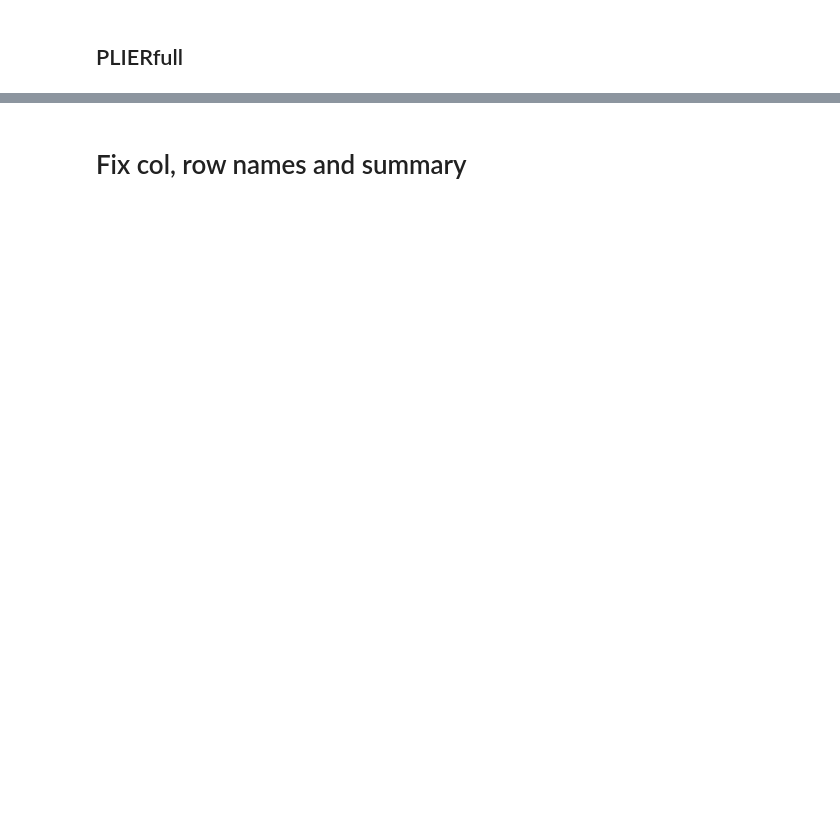
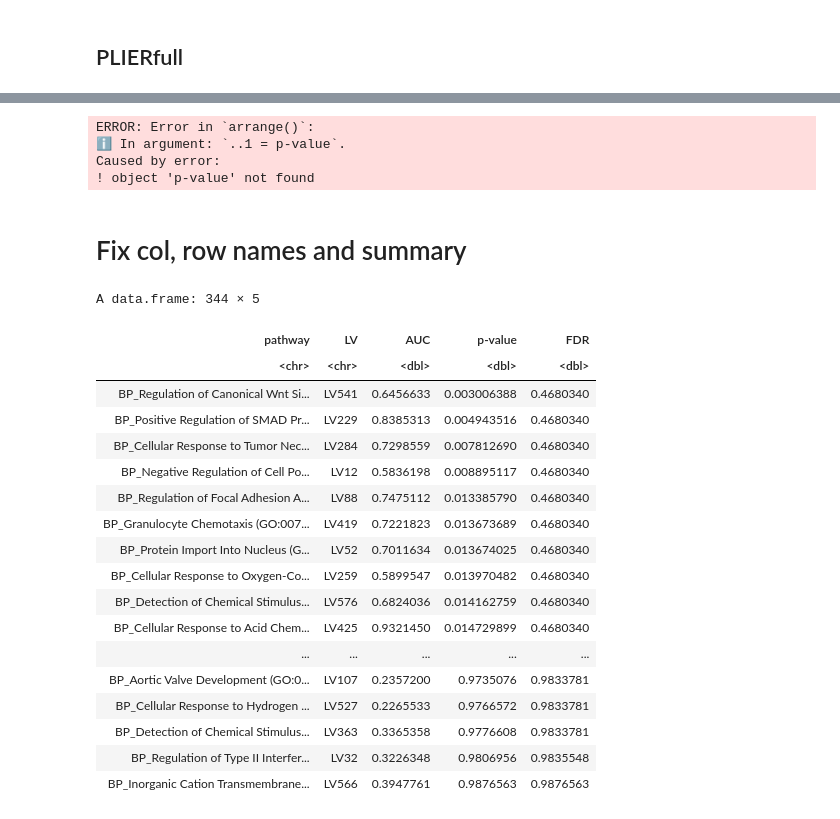
Before and after one commit to pivlab/plier2-analyses, a Jupyter notebook: nbs/01_model_building/archs4/03_archs4_PLIERfull.ipynb, the cells around one changed output, grey strips where cells are left out. Cells and saved outputs as stored; diff of their text form; code cells hidden in the pictures; blank space fills up the shorter version.

```diff
--- a/nbs/01_model_building/archs4/03_archs4_PLIERfull.ipynb
+++ b/nbs/01_model_building/archs4/03_archs4_PLIERfull.ipynb
@@ -142,3 +159,10 @@ There are 3 LVs with AUC>0.90
+# %%
+archs4_fullRes$summary %>%  arrange(`p-value`)
+# %% [output]
+ERROR: Error in `arrange()`:
+ℹ In argument: `..1 = p-value`.
+Caused by error:
+! object 'p-value' not found
 # %%
 saveRDS(archs4_fullRes, file = file.path(output_dir, "archs4_PLIER2.rds"))
 # %% [markdown]
@@ -164,3 +188,25 @@ rownames(archs4_baseRes$Z) <- archs4_genes
 rownames(archs4_baseRes$B) <- paste0('LV', seq_len(ncol(archs4_baseRes$Z)))
 
 saveRDS(archs4_baseRes, file = file.path(output_dir, "archs4_baseRes.rds"))
+# %%
+archs4_fullRes$summary  %>%  arrange(`p-value`)
+# %% [output]
+A data.frame: 344 × 5
+| pathway | LV | AUC | p-value | FDR |
+| <chr> | <chr> | <dbl> | <dbl> | <dbl> |
+| BP_Regulation of Canonical Wnt Si... | LV541 | 0.6456633 | 0.003006388 | 0.4680340 |
+| BP_Positive Regulation of SMAD Pr... | LV229 | 0.8385313 | 0.004943516 | 0.4680340 |
+| BP_Cellular Response to Tumor Nec... | LV284 | 0.7298559 | 0.007812690 | 0.4680340 |
+| BP_Negative Regulation of Cell Po... | LV12 | 0.5836198 | 0.008895117 | 0.4680340 |
+| BP_Regulation of Focal Adhesion A... | LV88 | 0.7475112 | 0.013385790 | 0.4680340 |
+| BP_Granulocyte Chemotaxis (GO:007... | LV419 | 0.7221823 | 0.013673689 | 0.4680340 |
+| BP_Protein Import Into Nucleus (G... | LV52 | 0.7011634 | 0.013674025 | 0.4680340 |
+| BP_Cellular Response to Oxygen-Co... | LV259 | 0.5899547 | 0.013970482 | 0.4680340 |
+| BP_Detection of Chemical Stimulus... | LV576 | 0.6824036 | 0.014162759 | 0.4680340 |
+| BP_Cellular Response to Acid Chem... | LV425 | 0.9321450 | 0.014729899 | 0.4680340 |
+| ... | ... | ... | ... | ... |
+| BP_Aortic Valve Development (GO:0... | LV107 | 0.2357200 | 0.9735076 | 0.9833781 |
+| BP_Cellular Response to Hydrogen ... | LV527 | 0.2265533 | 0.9766572 | 0.9833781 |
+| BP_Detection of Chemical Stimulus... | LV363 | 0.3365358 | 0.9776608 | 0.9833781 |
+| BP_Regulation of Type II Interfer... | LV32 | 0.3226348 | 0.9806956 | 0.9835548 |
+| BP_Inorganic Cation Transmembrane... | LV566 | 0.3947761 | 0.9876563 | 0.9876563 |
```
Also changed, not shown: parts of 5 cells of this notebook, 21 other files.
